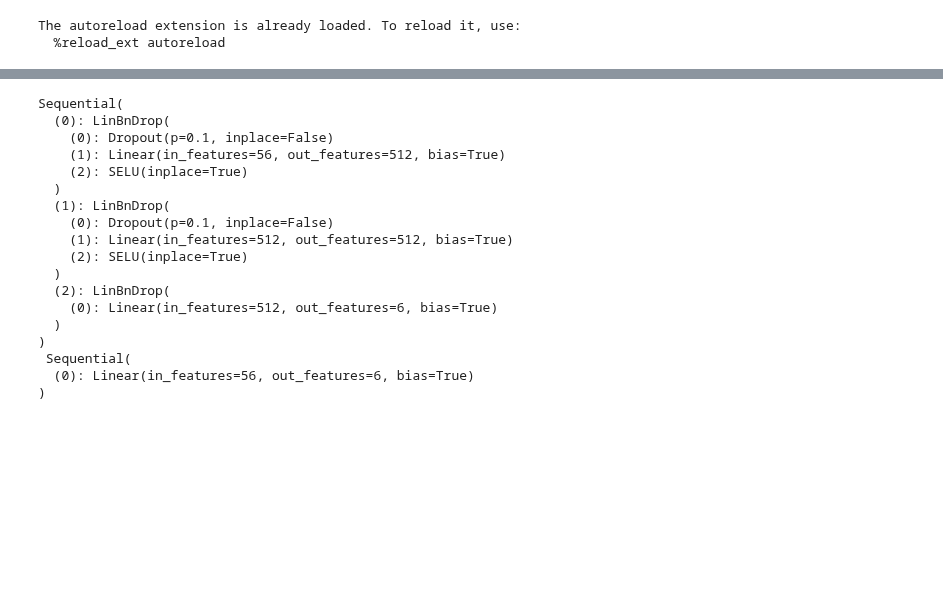
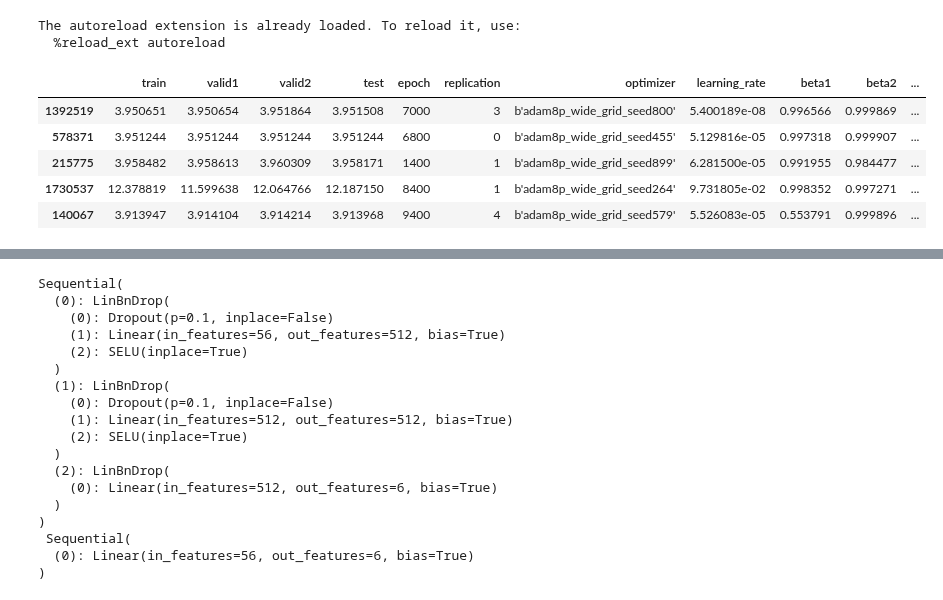
Before and after one commit to slds-lmu/yahpo_gym, a Jupyter notebook: yahpo_gym/notebooks/fit_surrogate.ipynb, the cells around one changed output, grey strips where cells are left out. Saved outputs shown, nothing was run; the diff lists cells and outputs as text; code cells hidden in the pictures; blank space fills up the shorter version.

```diff
--- a/yahpo_gym/notebooks/fit_surrogate.ipynb
+++ b/yahpo_gym/notebooks/fit_surrogate.ipynb
@@ -16,0 +18,11 @@ dls = dl_from_config(cc, bs=2048)
+# %%
+cc = cfg('taskset')
+df = cc.data.sample(frac=.01)
+df.head()
+# %% [output]
+|  | train | valid1 | valid2 | test | epoch | replication | optimizer | learning_rate | beta1 | beta2 | ... |
+| 1392519 | 3.950651 | 3.950654 | 3.951864 | 3.951508 | 7000 | 3 | b'adam8p_wide_grid_seed800' | 5.400189e-08 | 0.996566 | 0.999869 | ... |
+| 578371 | 3.951244 | 3.951244 | 3.951244 | 3.951244 | 6800 | 0 | b'adam8p_wide_grid_seed455' | 5.129816e-05 | 0.997318 | 0.999907 | ... |
+| 215775 | 3.958482 | 3.958613 | 3.960309 | 3.958171 | 1400 | 1 | b'adam8p_wide_grid_seed899' | 6.281500e-05 | 0.991955 | 0.984477 | ... |
+| 1730537 | 12.378819 | 11.599638 | 12.064766 | 12.187150 | 8400 | 1 | b'adam8p_wide_grid_seed264' | 9.731805e-02 | 0.998352 | 0.997271 | ... |
+| 140067 | 3.913947 | 3.914104 | 3.914214 | 3.913968 | 9400 | 4 | b'adam8p_wide_grid_seed579' | 5.526083e-05 | 0.553791 | 0.999896 | ... |
```
Also changed, not shown: parts of 5 cells of this notebook, 6 other files.
